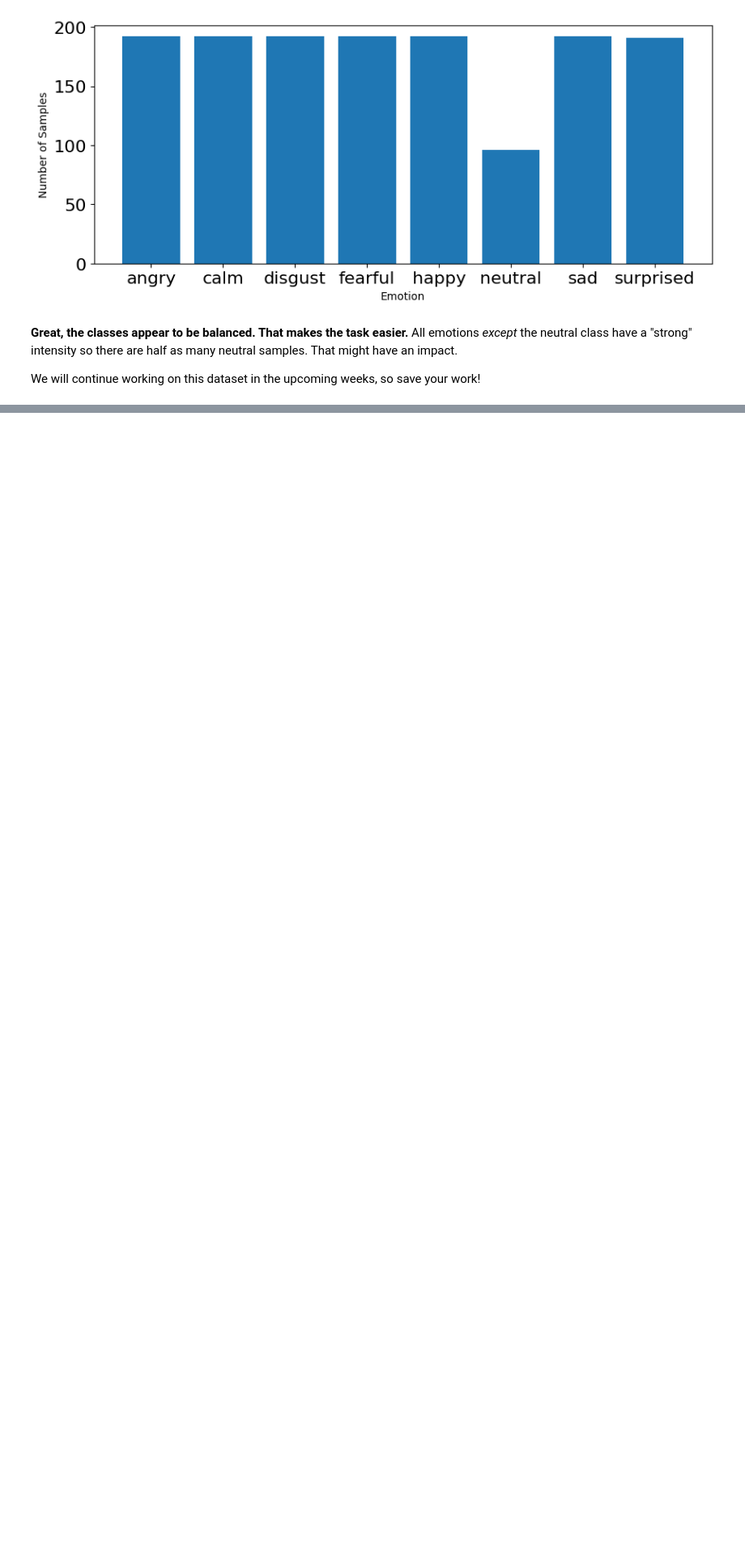
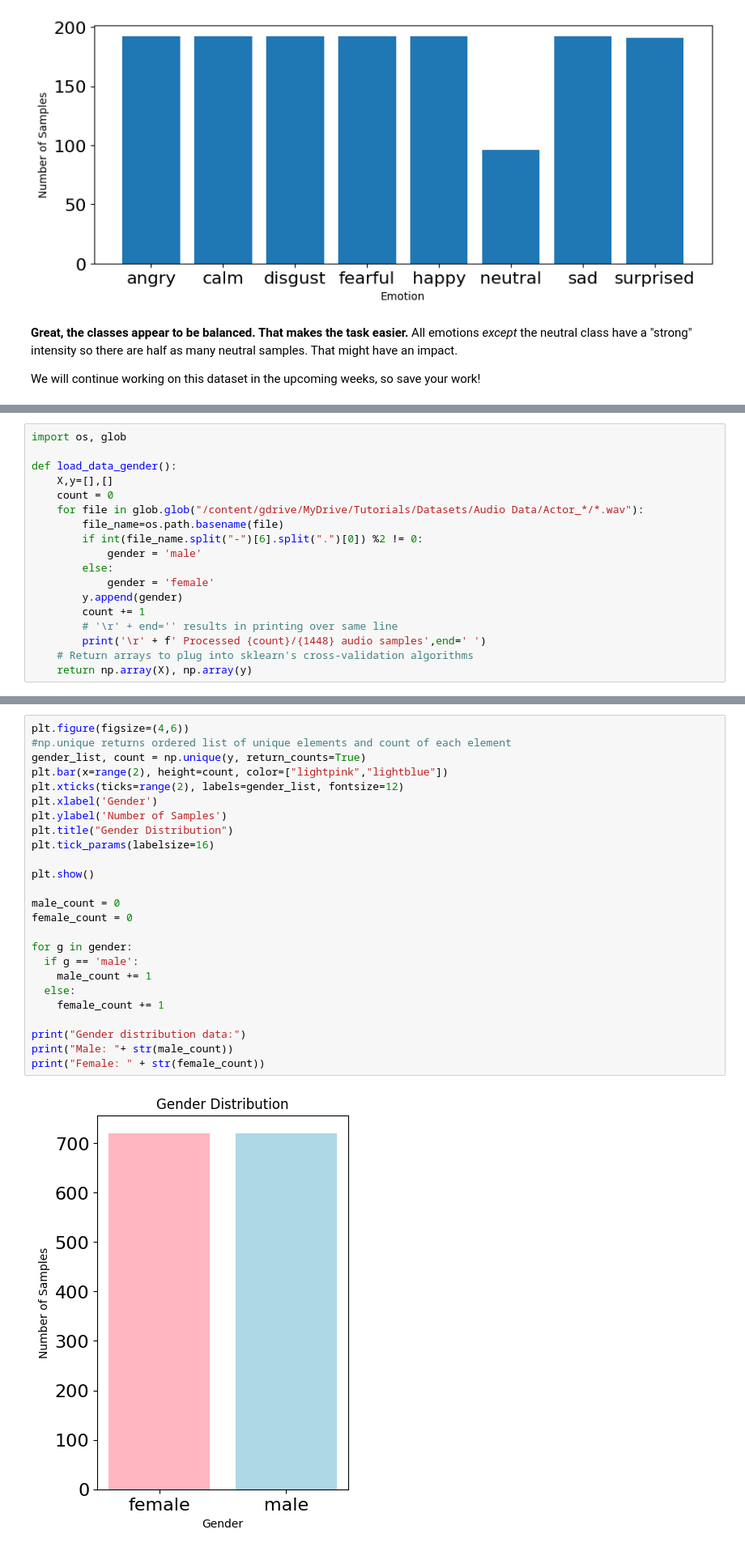
Before and after one commit to ASipofGin/Week2-DataPreprocessing, a Jupyter notebook: Week 2.ipynb, the cells around one changed output, grey strips where cells are left out. Shown at 81% size. Saved outputs shown, nothing was run; the diff lists cells and outputs as text; blank space fills up the shorter version.

```diff
--- a/Week 2.ipynb
+++ b/Week 2.ipynb
@@ -724,0 +832,18 @@ We will continue working on this dataset in the upcoming weeks, so save your wor
+# %%
+import os, glob
+
+def load_data_gender():
+    X,y=[],[]
+    count = 0
+    for file in glob.glob("/content/gdrive/MyDrive/Tutorials/Datasets/Audio Data/Actor_*/*.wav"):
+        file_name=os.path.basename(file)
+        if int(file_name.split("-")[6].split(".")[0]) %2 != 0:
+            gender = 'male'
+        else:
+            gender = 'female'
+        y.append(gender)
+        count += 1
+        # '\r' + end='' results in printing over same line
+        print('\r' + f' Processed {count}/{1448} audio samples',end=' ')
+    # Return arrays to plug into sklearn's cross-validation algorithms
+    return np.array(X), np.array(y)
@@ -724,0 +872,27 @@ We will continue working on this dataset in the upcoming weeks, so save your wor
+# %%
+plt.figure(figsize=(4,6))
+#np.unique returns ordered list of unique elements and count of each element
+gender_list, count = np.unique(y, return_counts=True)
+plt.bar(x=range(2), height=count, color=["lightpink","lightblue"])
+plt.xticks(ticks=range(2), labels=gender_list, fontsize=12)
+plt.xlabel('Gender')
+plt.ylabel('Number of Samples')
+plt.title("Gender Distribution")
+plt.tick_params(labelsize=16)
+
+plt.show()
+
+male_count = 0
+female_count = 0
+
+for g in gender:
+  if g == 'male':
+    male_count += 1
+  else:
+    female_count += 1
+
+print("Gender distribution data:")
+print("Male: "+ str(male_count))
+print("Female: " + str(female_count))
+# %% [output]
+[figure, added]
```
Also changed, not shown: parts of 20 cells of this notebook.
